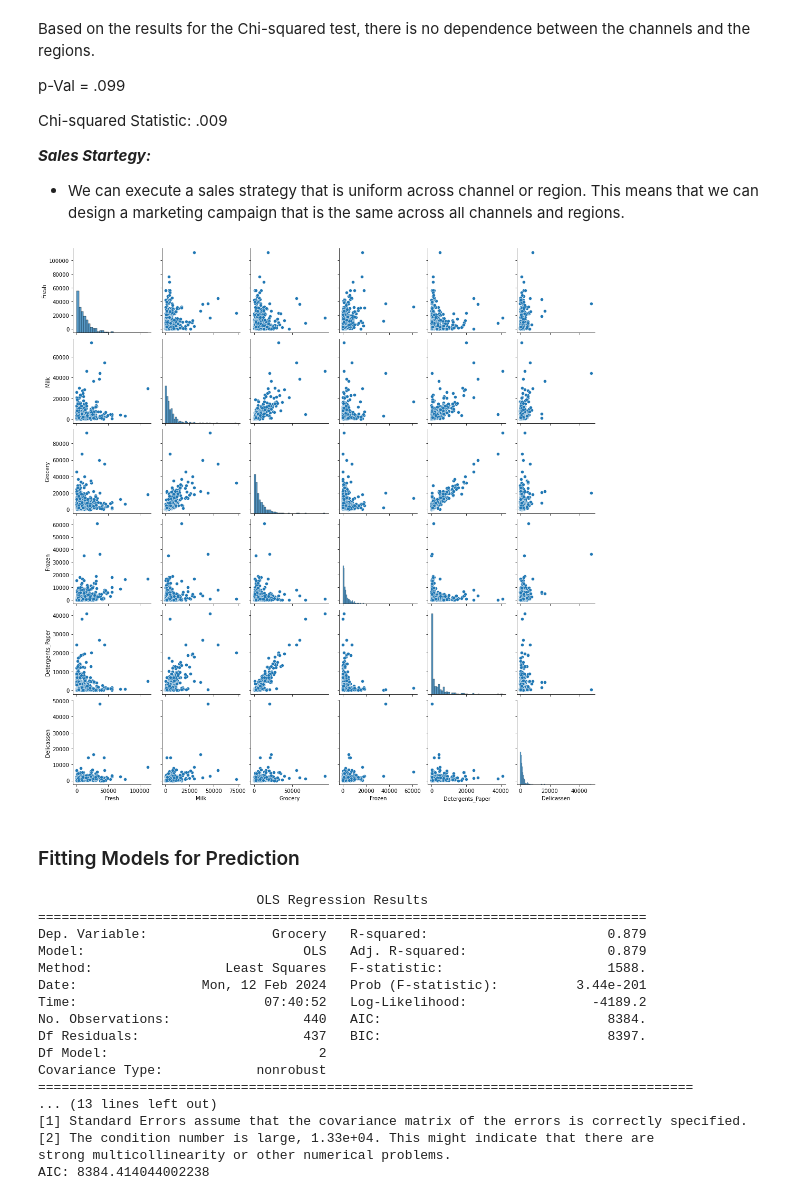
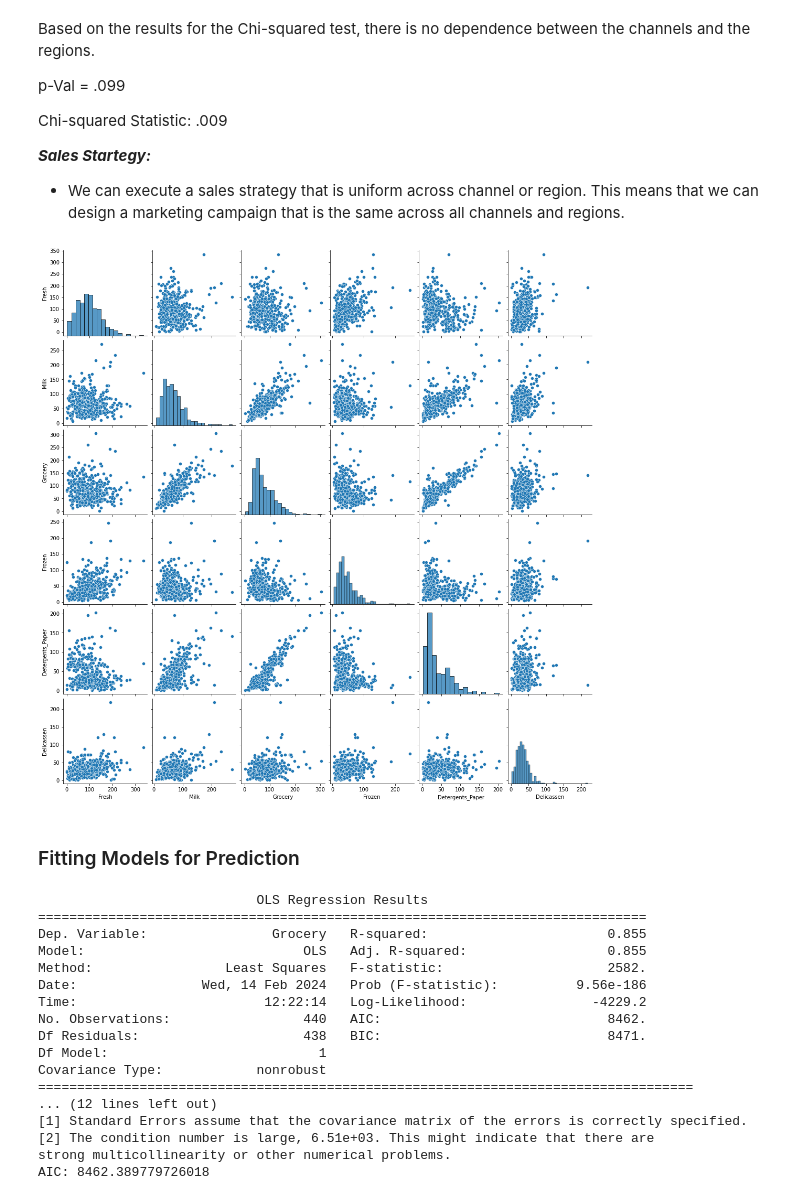
Before and after one commit to lopez-Luis89/Team_Project_AAI-500, a Jupyter notebook: Team Project AAI 500.ipynb, the cells around one changed output. Cells and saved outputs as stored; diff of their text form; code cells hidden in the pictures.

```diff
--- a/Team Project AAI 500.ipynb
+++ b/Team Project AAI 500.ipynb
@@ -345,34 +341,34 @@ Chi-squared Statistic: .009
 ***Sales Startegy:***
 - We can execute a sales strategy that is uniform across channel or region. This means that we can design a marketing campaign that is the same across all channels and regions.
 # %%
-sns.pairplot(data= df_products)#Plotting several scatter plots to see the correlation between each variable
+sns.pairplot(data= np.sqrt(df_products))#Plotting several scatter plots to see the correlation between each variable
 plt.show();
 # %% [output]
-[figure, old version]
+[figure, new version]
 # %% [markdown]
 ### Fitting Models for Prediction
 # %%
 import statsmodels.formula.api as smf
 # %%
-fitd2 = smf.ols(formula='Grocery~  Milk + Detergents_Paper ', data = df).fit()#Fitting a Linear Model  To  Build an equation to predict how much groceries will be bought
+fitd2 = smf.ols(formula='Grocery~  Detergents_Paper', data = df).fit()#Fitting a Linear Model  To  Build an equation to predict how much groceries will be bought
 print(fitd2.summary())
 print(f'AIC: {fitd2.aic}')
 # %% [output]
                             OLS Regression Results
 ==============================================================================
-Dep. Variable:                Grocery   R-squared:                       0.879
-Model:                            OLS   Adj. R-squared:                  0.879
-Method:                 Least Squares   F-statistic:                     1588.
-Date:                Mon, 12 Feb 2024   Prob (F-statistic):          3.44e-201
-Time:                        07:40:52   Log-Likelihood:                -4189.2
-No. Observations:                 440   AIC:                             8384.
-Df Residuals:                     437   BIC:                             8397.
-Df Model:                           2
+Dep. Variable:                Grocery   R-squared:                       0.855
+Model:                            OLS   Adj. R-squared:                  0.855
+Method:                 Least Squares   F-statistic:                     2582.
+Date:                Wed, 14 Feb 2024   Prob (F-statistic):          9.56e-186
+Time:                        12:22:14   Log-Likelihood:                -4229.2
+No. Observations:                 440   AIC:                             8462.
+Df Residuals:                     438   BIC:                             8471.
+Df Model:                           1
 Covariance Type:            nonrobust
 ====================================================================================
-... (13 lines left out)
+... (12 lines left out)
 [1] Standard Errors assume that the covariance matrix of the errors is correctly specified.
-[2] The condition number is large, 1.33e+04. This might indicate that there are
+[2] The condition number is large, 6.51e+03. This might indicate that there are
 strong multicollinearity or other numerical problems.
-AIC: 8384.414044002238
+AIC: 8462.389779726018
 # %%
```
Also changed, not shown: parts of 7 cells of this notebook.
